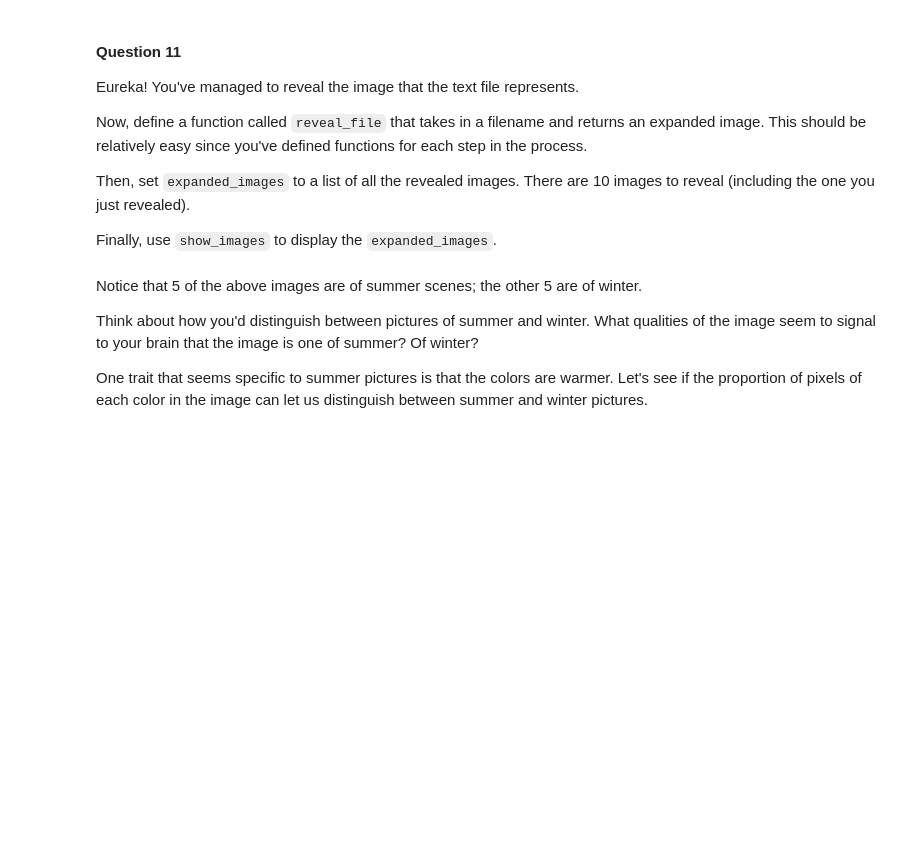
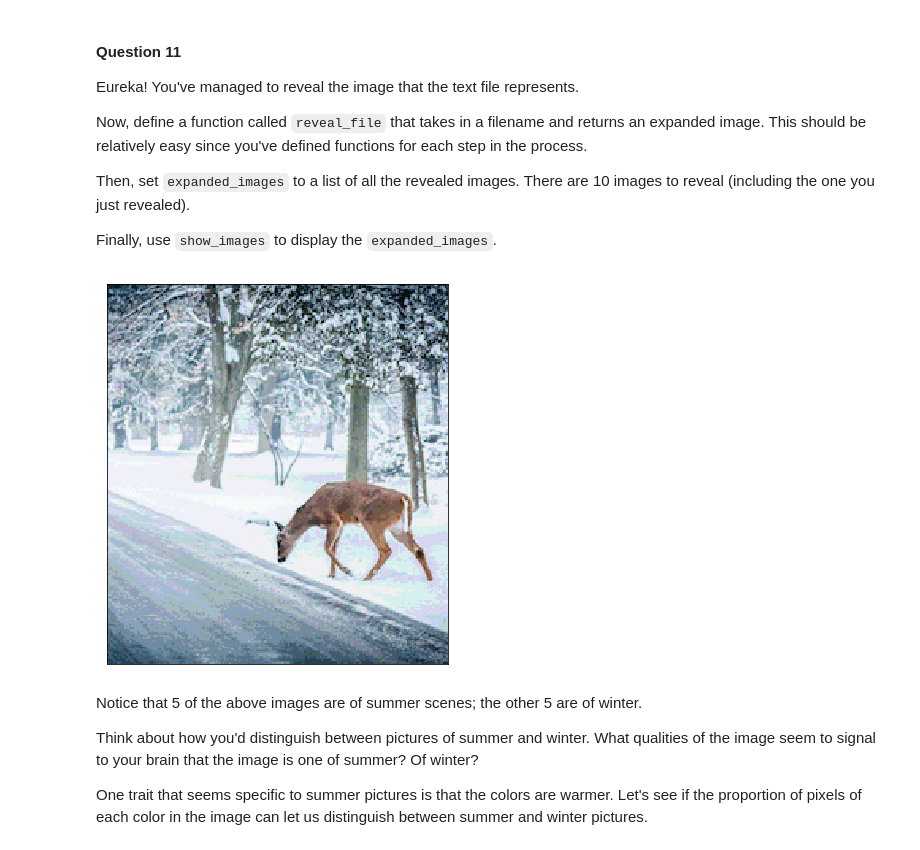
Before and after one commit to HaotianYu123/HaotianYu123.github.io, a Jupyter notebook: Assignments/HaotianYu_Assignment1.ipynb, the cells around one changed output. Cells and saved outputs as stored; diff of their text form; code cells hidden in the pictures; blank space fills up the shorter version.

```diff
--- a/Assignments/HaotianYu_Assignment1.ipynb
+++ b/Assignments/HaotianYu_Assignment1.ipynb
@@ -718,15 +758,71 @@ Then, set `expanded_images` to a list of all the revealed images. There are
 10 images to reveal (including the one you just revealed).
 
 Finally, use `show_images` to display the `expanded_images`.
-# %%
-def reveal_file(filename):
-    ...
-
-filenames = ['1.txt', '2.txt', '3.txt', '4.txt', '5.txt',
-             '6.txt', '7.txt', '8.txt', '9.txt', '10.txt']
-expanded_images = ...
-
-show_images(expanded_images, ncols=5)
+# %%
+import math
+import matplotlib
+import matplotlib.pyplot as plt
+import numpy as np
+
+def reveal_file(filename):
+    def read_file_lines(filename):
+        ar=[]
+        with open(filename) as txt_file:
+            all_lines = txt_file.readlines()
+            for line in all_lines:
+                line=str(line)
+                ar.append(line)
+        return ar
+
+    def lines_to_image(file_lines):
+        ll=[]
+        ff=file_lines[1:]
+        for line in ff:
+            line=line.split()
+            ll.append(list(line))
+        l=list(ll)
+
+        r=file_lines[0].split()[0]
+        n=file_lines[0].split()[1]
+        arr=np.array(l)
+        image_array =arr.reshape(int(r),int(n),3)
+    # Make sure to call astype like this on the 3-dimensional array
+    # you produce, before returning it.
+        return image_array.astype(np.uint8)
+
+    def show_images(images, ncols=2, figsize=(10, 7), **kwargs):
+
+        def show_image(image, axis=plt):
+            plt.imshow(image, **kwargs)
+
+            if not (isinstance(images, list) or isinstance(images, tuple)):
+                images = [images]
+            images = [image.astype(np.uint8) for image in images]
+
+            nrows = math.ceil(len(images) / ncols)
+            ncols = min(len(images), ncols)
+
+            plt.figure(figsize=figsize)
+            for i, image in enumerate(images):
+                axis = plt.subplot2grid(
+                    (nrows, ncols),
+                    (i // ncols,  i % ncols),
+                    )
+                axis.tick_params(bottom='off', left='off', top='off', right='off',
+                         labelleft='off', labelbottom='off')
+                axis.grid(False)
+                show_image(image, axis)
+    def expand_image_range(image):
+        for i in range(len(transformed)):
+            image[image==i]=transformed[i]
+        return image
+    return expand_image_range(lines_to_image(read_file_lines(filename)))
+
+filename1 = '1.txt'
+expanded_images = reveal_file(filename1)
+show_images(expanded_images, ncols=5)
+# %% [output]
+[figure, added]
 # %% [markdown]
 Notice that 5 of the above images are of summer scenes; the other 5
 are of winter.
```
Also changed, not shown: parts of 19 cells of this notebook.
